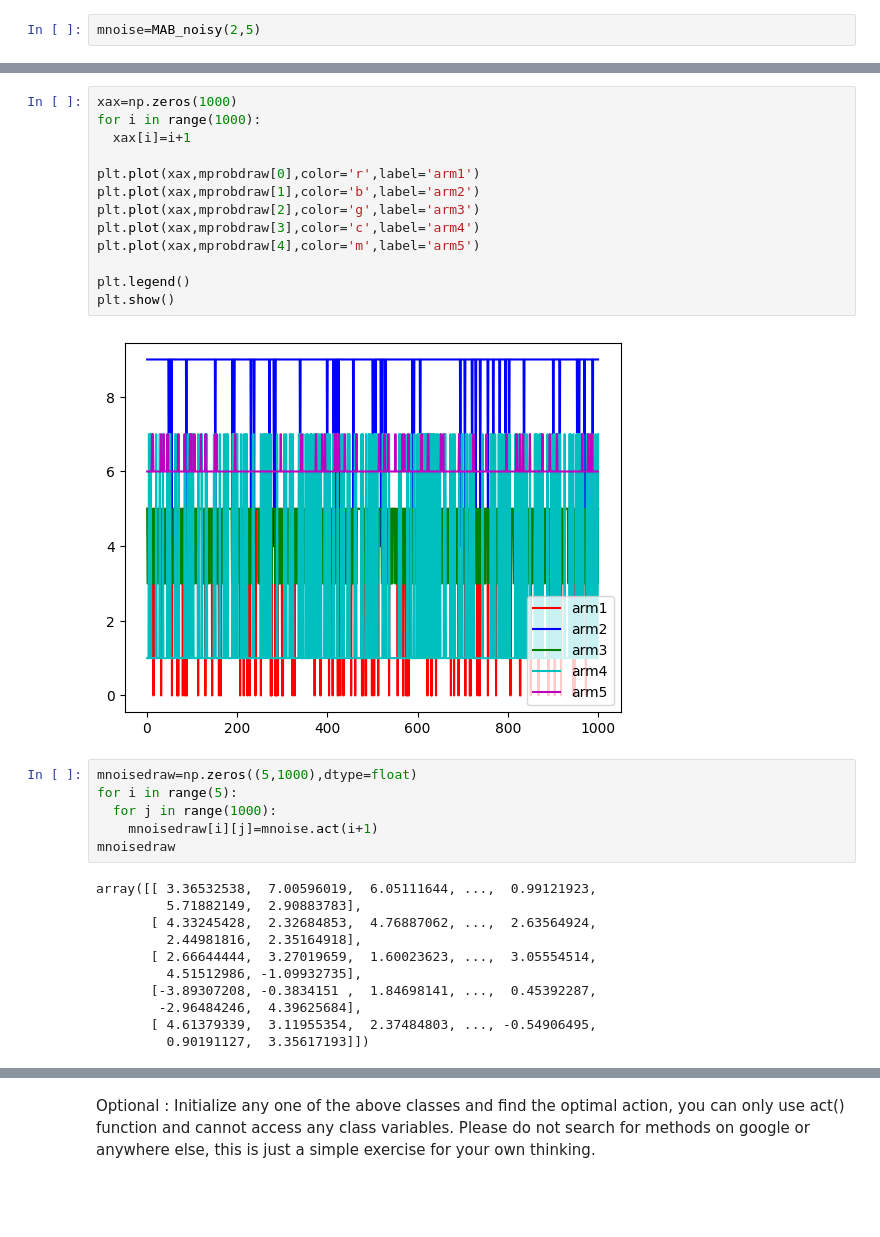
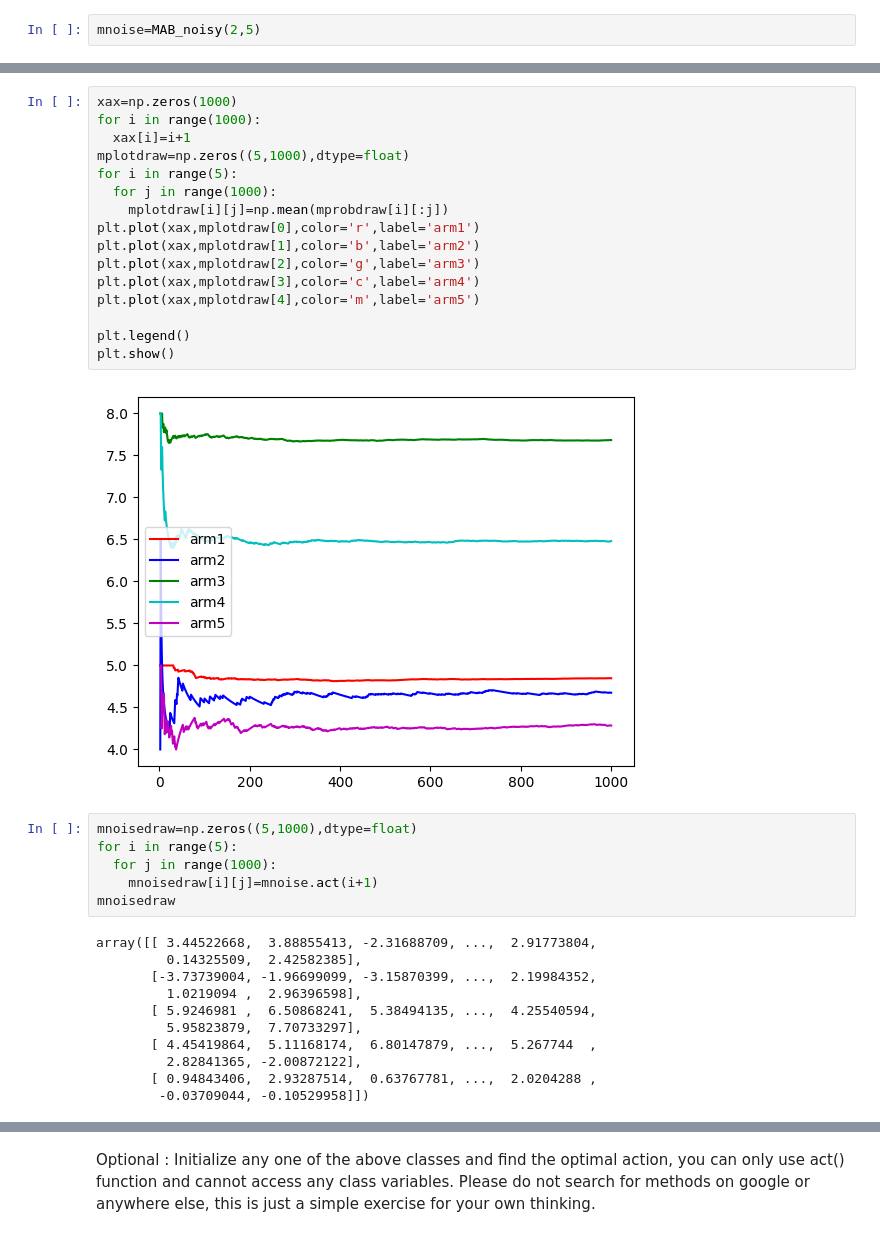
Before and after one commit to Dhvanil-CSE/WiDS-2023-RLverse, a Jupyter notebook: Week-1/multi_armed_bandits.ipynb, the cells around one changed output, grey strips where cells are left out. Cells and saved outputs as stored; diff of their text form; blank space fills up the shorter version.

```diff
--- a/Week-1/multi_armed_bandits.ipynb
+++ b/Week-1/multi_armed_bandits.ipynb
@@ -95,18 +95,21 @@ array([[5., 5., 5., ..., 5., 5., 5.],
 # %%
 xax=np.zeros(1000)
 for i in range(1000):
   xax[i]=i+1
-
-plt.plot(xax,mprobdraw[0],color='r',label='arm1')
-plt.plot(xax,mprobdraw[1],color='b',label='arm2')
-plt.plot(xax,mprobdraw[2],color='g',label='arm3')
-plt.plot(xax,mprobdraw[3],color='c',label='arm4')
-plt.plot(xax,mprobdraw[4],color='m',label='arm5')
+mplotdraw=np.zeros((5,1000),dtype=float)
+for i in range(5):
+  for j in range(1000):
+    mplotdraw[i][j]=np.mean(mprobdraw[i][:j])
+plt.plot(xax,mplotdraw[0],color='r',label='arm1')
+plt.plot(xax,mplotdraw[1],color='b',label='arm2')
+plt.plot(xax,mplotdraw[2],color='g',label='arm3')
+plt.plot(xax,mplotdraw[3],color='c',label='arm4')
+plt.plot(xax,mplotdraw[4],color='m',label='arm5')
 
 plt.legend()
 plt.show()
 # %% [output]
-[figure, old version]
+[figure, new version]
 # %%
 mnoisedraw=np.zeros((5,1000),dtype=float)
 for i in range(5):
@@ -114,16 +117,16 @@ for i in range(5):
     mnoisedraw[i][j]=mnoise.act(i+1)
 mnoisedraw
 # %% [output]
-array([[ 3.36532538,  7.00596019,  6.05111644, ...,  0.99121923,
-         5.71882149,  2.90883783],
-       [ 4.33245428,  2.32684853,  4.76887062, ...,  2.63564924,
-         2.44981816,  2.35164918],
-       [ 2.66644444,  3.27019659,  1.60023623, ...,  3.05554514,
-         4.51512986, -1.09932735],
-       [-3.89307208, -0.3834151 ,  1.84698141, ...,  0.45392287,
-        -2.96484246,  4.39625684],
-       [ 4.61379339,  3.11955354,  2.37484803, ..., -0.54906495,
-         0.90191127,  3.35617193]])
+array([[ 3.44522668,  3.88855413, -2.31688709, ...,  2.91773804,
+         0.14325509,  2.42582385],
+       [-3.73739004, -1.96699099, -3.15870399, ...,  2.19984352,
+         1.0219094 ,  2.96396598],
+       [ 5.9246981 ,  6.50868241,  5.38494135, ...,  4.25540594,
+         5.95823879,  7.70733297],
+       [ 4.45419864,  5.11168174,  6.80147879, ...,  5.267744  ,
+         2.82841365, -2.00872122],
+       [ 0.94843406,  2.93287514,  0.63767781, ...,  2.0204288 ,
+        -0.03709044, -0.10529958]])
 # %%
 for i in range(100):
   xax[i]=i+1
```
Also changed, not shown: parts of 5 cells of this notebook.
